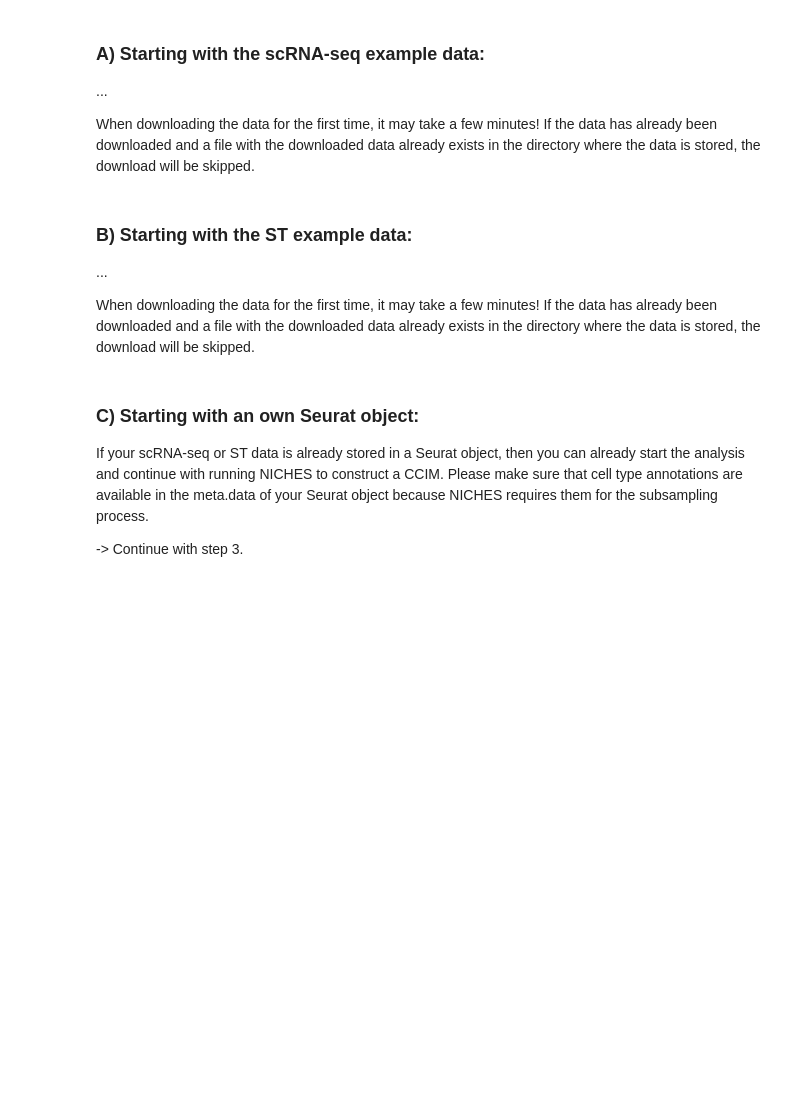
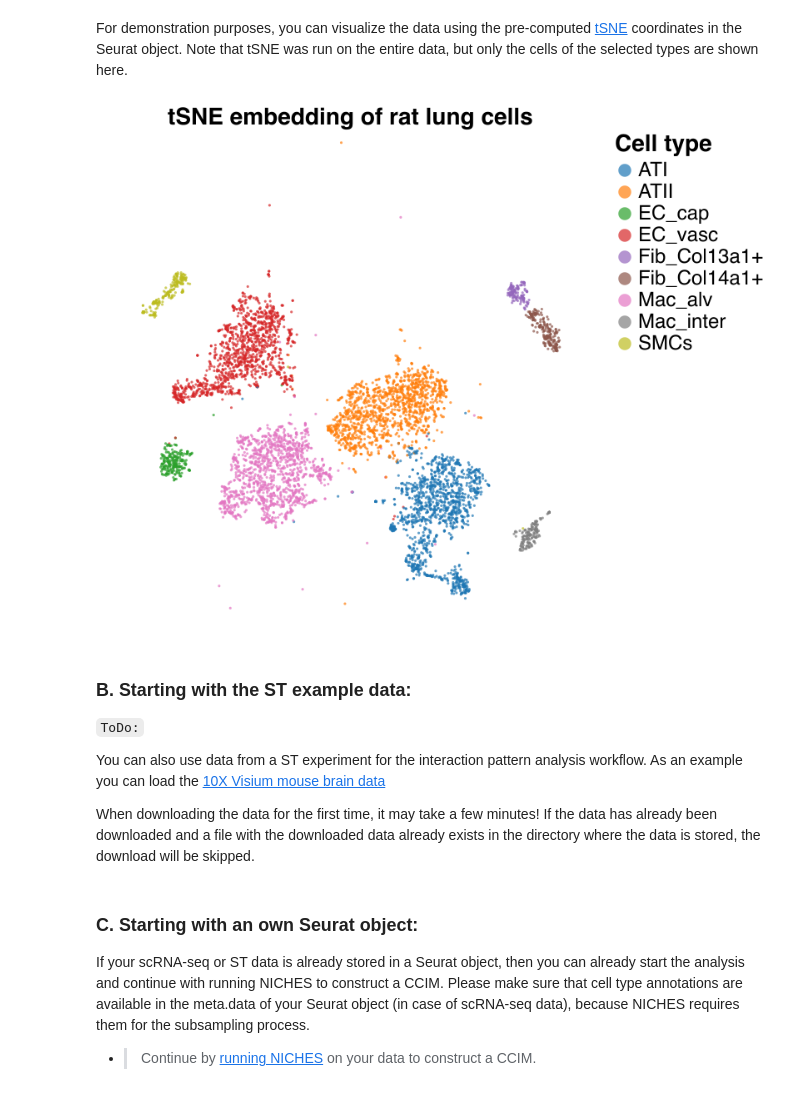
Before and after one commit to NiklasBrunn/Sparse-dimension-reduction, a Jupyter notebook: notebooks/Analysis_workflow.ipynb, the cells around one changed output. Drawn from its saved outputs; the diff is of its cells as text; code cells hidden in the pictures; blank space fills up the shorter version.

```diff
--- a/notebooks/Analysis_workflow.ipynb
+++ b/notebooks/Analysis_workflow.ipynb
@@ -66,0 +108,7 @@ end
+# %%
+#---Load example scRNA-seq data:
+# Download a subset of the example rat lung data from "https://zenodo.org/record/6846618/files/raredon_2019_rat.Robj" and save it to the data directory:
+tSNE_embedding, celltypes = load_rat_scRNAseq_data(; transfer_data=true)[[2, 3]];
+
+# Alternatively, you can download the full dataset by setting subset_data=false and define another directory for saving the data):
+#tSNE_embedding, celltypes = load_rat_scRNAseq_data(; data_path=datapath, subset_data=false, transfer_data=true);
@@ -67,6 +138,25 @@ end
+# %% [markdown]
+For demonstration purposes, you can visualize the data using the pre-computed [tSNE](#https://www.jmlr.org/papers/volume9/vandermaaten08a/vandermaaten08a.pdf) coordinates in the Seurat object. Note that tSNE was run on the entire data, but only the cells of the selected types are shown here.
+# %%
+#---Plot the UMAP embedding of the learned BAE latent representation colored by the cluster labels:
+vegascatterplot(tSNE_embedding, celltypes;
+    path=figurespath * "ratLung_data_tSNE.png",
+    legend_title="Cell type",
+    Title="tSNE embedding of rat lung cells",
+    color_field="labels:o",
+    scheme="category10",
+    domain_mid=nothing,
+    range=nothing,
+    save_plot=true,
+    marker_size="10"
+)
+# %% [output]
+[figure, added]
 # %% [markdown]
-### A) Starting with the scRNA-seq example data:
+### B. Starting with the ST example data:
 
-...
+`ToDo:`
+
+You can also use data from a ST experiment for the interaction pattern analysis workflow. As an example you can load the [10X Visium mouse brain data](#)
 
 When downloading the data for the first time, it may take a few minutes! If the data has already been downloaded and a file with the downloaded data already exists in the directory where the data is stored, the download will be skipped.
@@ -79,18 +163,12 @@ load_rat_scRNAseq_data();
-# %% [markdown]
-### B) Starting with the ST example data:
-
-...
-
-When downloading the data for the first time, it may take a few minutes! If the data has already been downloaded and a file with the downloaded data already exists in the directory where the data is stored, the download will be skipped.
 # %%
 #---Load example ST data:
 # Download the example spatial mouse brain Visium data accessible via SeuratData and save it to the data directory:
 load_spatial_mousebrain_data();
 # %% [markdown]
-### C) Starting with an own Seurat object:
+### C. Starting with an own Seurat object:
 
 If your scRNA-seq or ST data is already stored in a Seurat object, then you can already start the analysis and continue with running NICHES to construct a CCIM.
-Please make sure that cell type annotations are available in the meta.data of your Seurat object because NICHES requires them for the subsampling process.
+Please make sure that cell type annotations are available in the meta.data of your Seurat object (in case of scRNA-seq data), because NICHES requires them for the subsampling process.
 
--> Continue with step 3.
+- >Continue by [running NICHES](#Construct-a-CCIM-with-NICHES) on your data to construct a CCIM.
 # %% [markdown]
```
Also changed, not shown: parts of 17 cells of this notebook, 1 other file.
